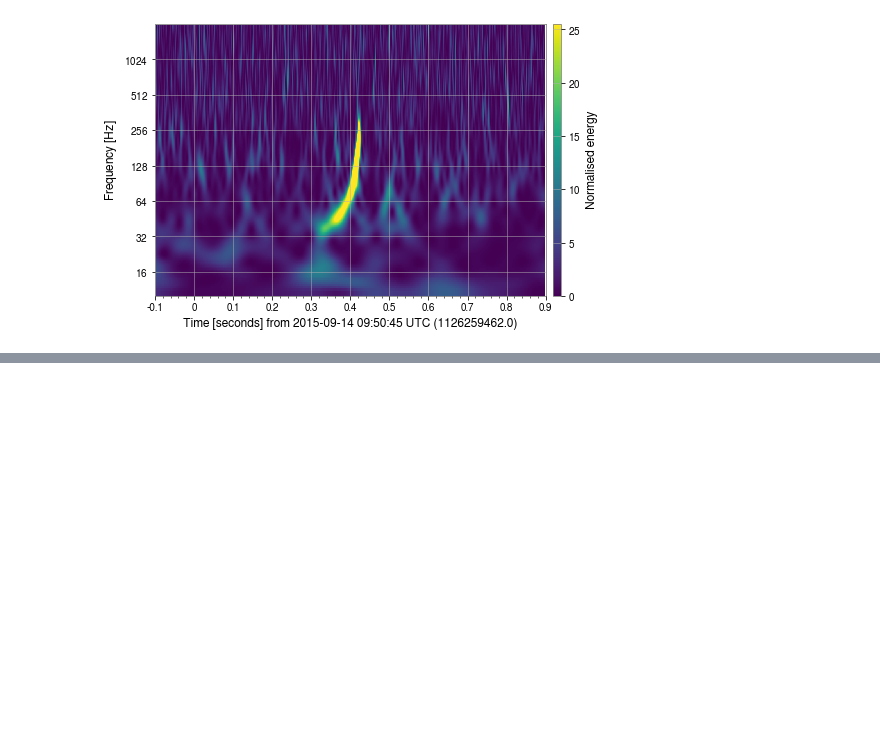
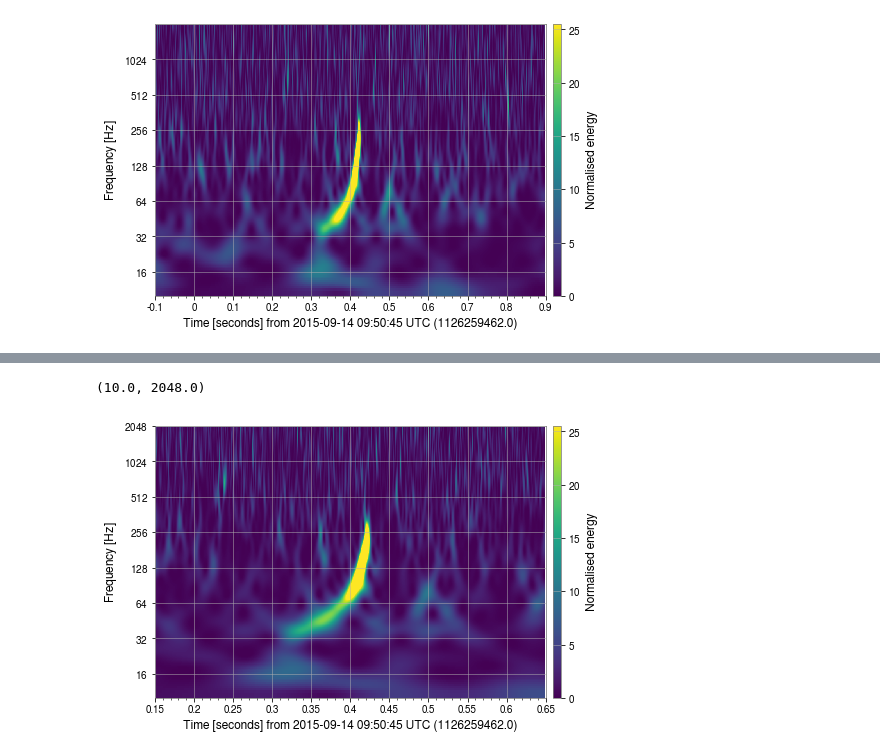
Before and after one commit to tttiago/GravitySpyClassifier, a Jupyter notebook: 17_real_gw_samples.ipynb, the cells around one changed output, grey strips where cells are left out. Saved outputs shown, nothing was run; the diff lists cells and outputs as text; code cells hidden in the pictures; blank space fills up the shorter version.

```diff
--- a/17_real_gw_samples.ipynb
+++ b/17_real_gw_samples.ipynb
@@ -88,0 +101,12 @@ plot.colorbar(label="Normalised energy");
+# %%
+hq = data.q_transform(frange=(10, 2048), outseg=(gps-.25,gps+0.25))
+plot = hq.plot(figsize=(7, 5), vmin=0, vmax=25.5)
+plt.yscale('log', base=2)
+#plt.yticks([16, 32, 64, 128, 256, 512, 1024])
+plot.colorbar(label="Normalised energy");
+
+ax = plt.gca()
+ax.get_ylim()
+# %% [output]
+(10.0, 2048.0)
+[figure, added]
```
Also changed, not shown: parts of 14 cells of this notebook, 1 other file.
